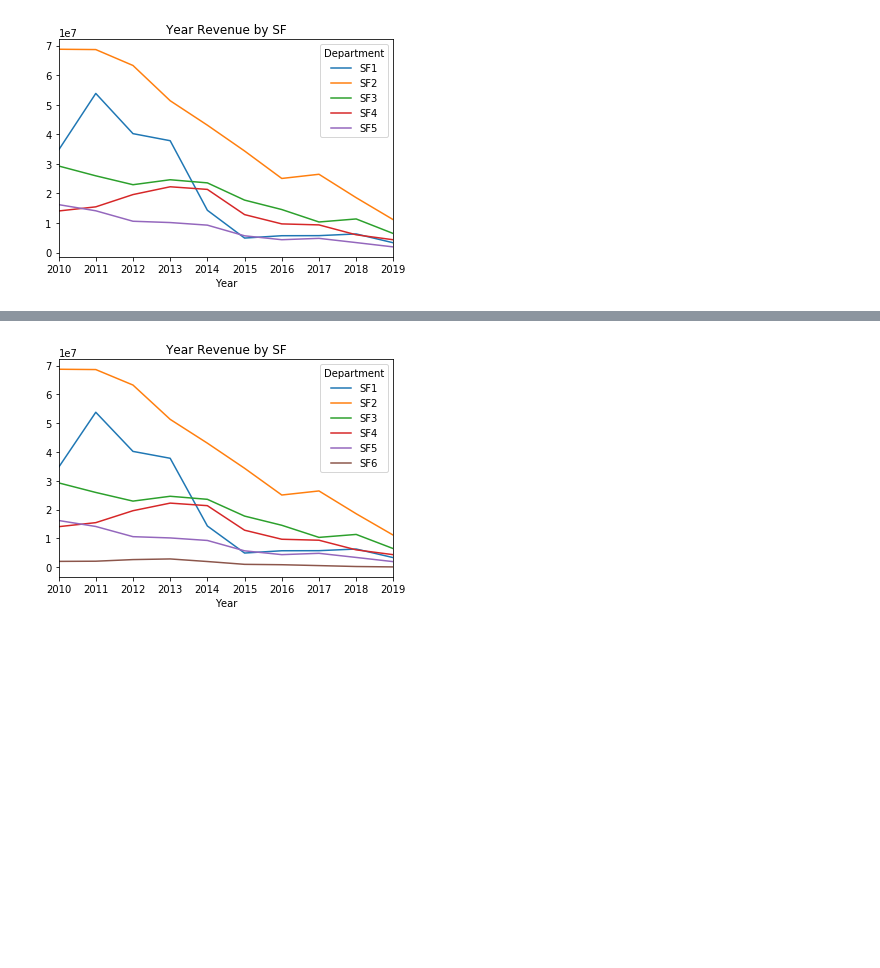
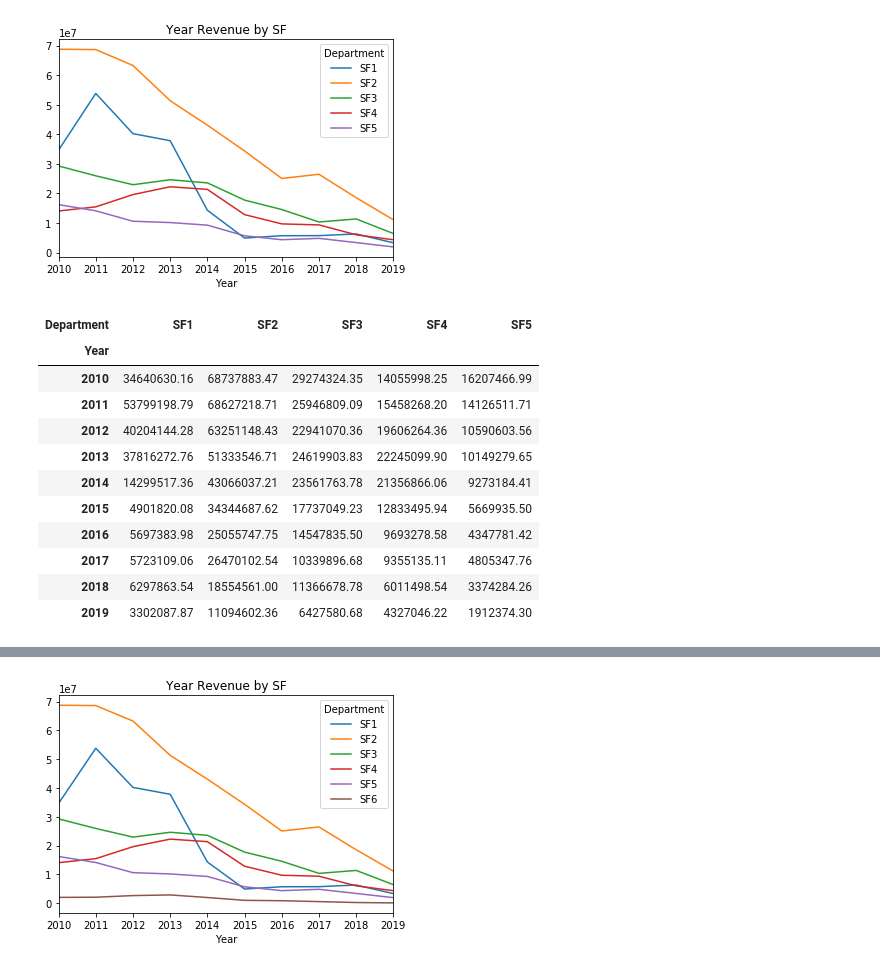
Before and after one commit to ricky4235/Python, a Jupyter notebook: jp/crawl/GeniusData.ipynb, the cells around one changed output, grey strips where cells are left out. Drawn from its saved outputs; the diff is of its cells as text; code cells hidden in the pictures; blank space fills up the shorter version.

```diff
--- a/jp/crawl/GeniusData.ipynb
+++ b/jp/crawl/GeniusData.ipynb
@@ -178,3 +199,19 @@ df_SF_pivot.plot(title = 'Year Revenue by SF')
 plt.show()
 # %% [output]
 [figure]
+# %%
+dsp = df_SF_pivot
+dsp
+# %% [output]
+| Department | SF1 | SF2 | SF3 | SF4 | SF5 |
+| Year |  |  |  |  |  |
+| 2010 | 34640630.16 | 68737883.47 | 29274324.35 | 14055998.25 | 16207466.99 |
+| 2011 | 53799198.79 | 68627218.71 | 25946809.09 | 15458268.20 | 14126511.71 |
+| 2012 | 40204144.28 | 63251148.43 | 22941070.36 | 19606264.36 | 10590603.56 |
+| 2013 | 37816272.76 | 51333546.71 | 24619903.83 | 22245099.90 | 10149279.65 |
+| 2014 | 14299517.36 | 43066037.21 | 23561763.78 | 21356866.06 | 9273184.41 |
+| 2015 | 4901820.08 | 34344687.62 | 17737049.23 | 12833495.94 | 5669935.50 |
+| 2016 | 5697383.98 | 25055747.75 | 14547835.50 | 9693278.58 | 4347781.42 |
+| 2017 | 5723109.06 | 26470102.54 | 10339896.68 | 9355135.11 | 4805347.76 |
+| 2018 | 6297863.54 | 18554561.00 | 11366678.78 | 6011498.54 | 3374284.26 |
+| 2019 | 3302087.87 | 11094602.36 | 6427580.68 | 4327046.22 | 1912374.30 |
```
Also changed, not shown: parts of 9 cells of this notebook.
